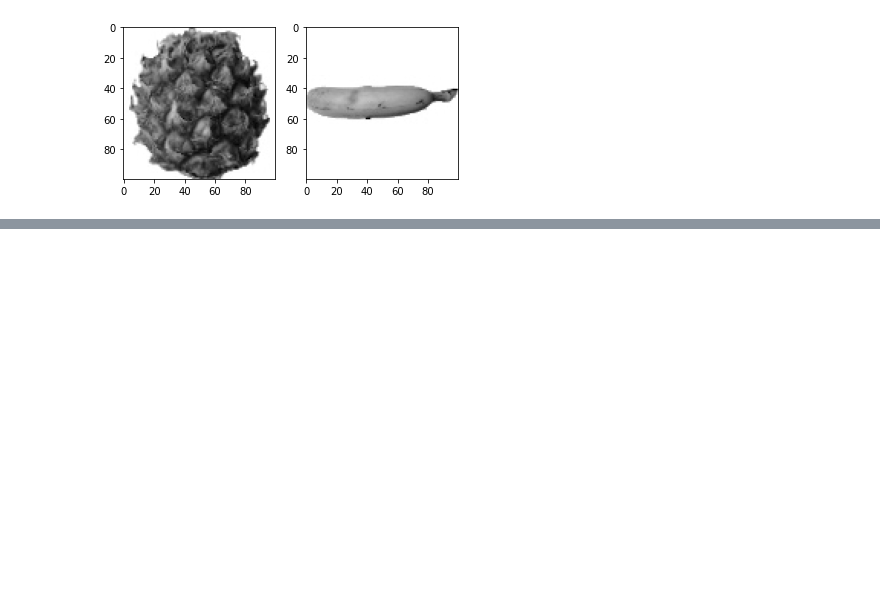
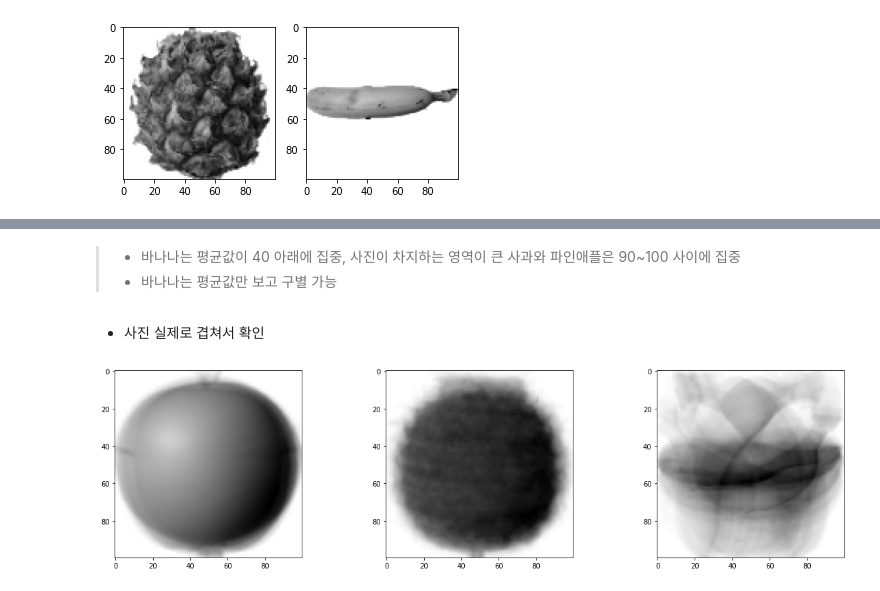
Before and after one commit to githeral/cnu_artificial_intelligence, a Jupyter notebook: 4. 클러스터링 모델.ipynb, the cells around one changed output, grey strips where cells are left out. Drawn from its saved outputs; the diff is of its cells as text; code cells hidden in the pictures; blank space fills up the shorter version.

```diff
--- a/4. 클러스터링 모델.ipynb
+++ b/4. 클러스터링 모델.ipynb
@@ -42,0 +99,17 @@ axs[1].imshow(fruits[200], cmap='gray_r')
+# %% [markdown]
+> - 바나나는 평균값이 40 아래에 집중, 사진이 차지하는 영역이 큰 사과와 파인애플은 90~100 사이에 집중
+> - 바나나는 평균값만 보고 구별 가능
+# %% [markdown]
+- 사진 실제로 겹쳐서 확인
+# %%
+apple_mean = np.mean(apple,axis=0).reshape(100,100)
+pineapple_mean = np.mean(pineapple,axis=0).reshape(100,100)
+banana_mean = np.mean(banana,axis=0).reshape(100,100)
+
+fig, axs = plt.subplots(1,3, figsize=(20,5))
+axs[0].imshow(apple_mean, cmap = 'gray_r')
+axs[1].imshow(pineapple_mean, cmap = 'gray_r')
+axs[2].imshow(banana_mean, cmap = 'gray_r')
+plt.show()
+# %% [output]
+[figure, added]
```
Also changed, not shown: parts of 23 cells of this notebook, 1 other file.
